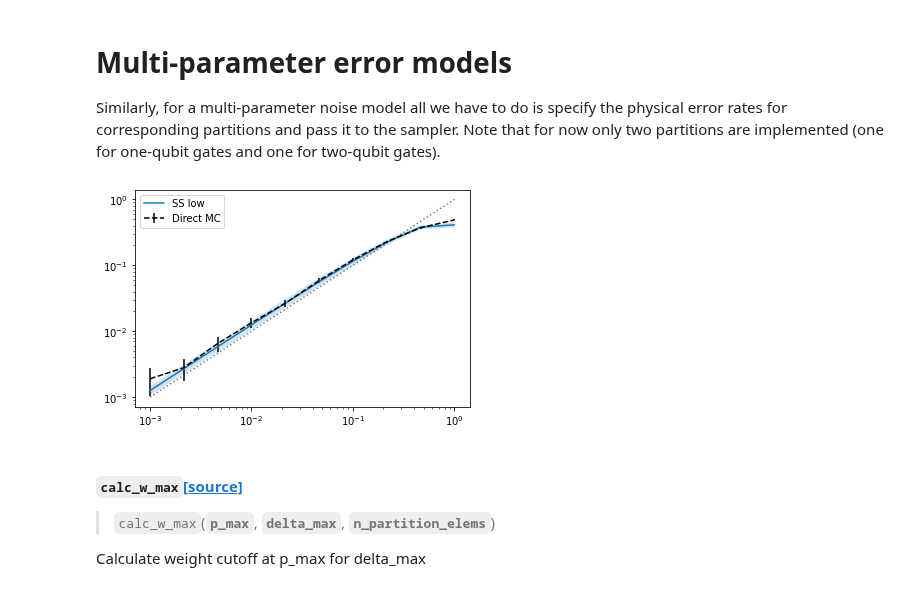
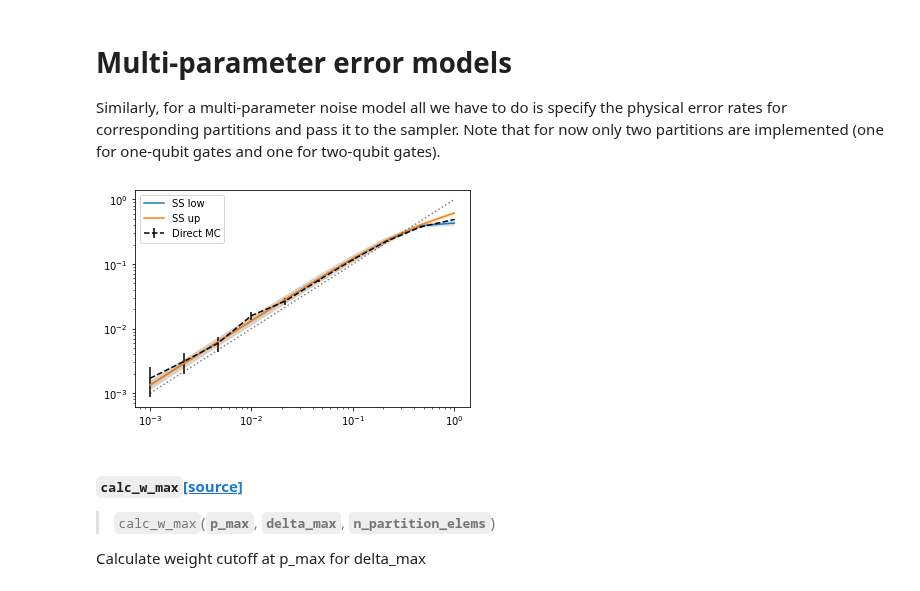
Before and after one commit to dpwinter/qsample, a Jupyter notebook: 05_samplers.ipynb, the cells around one changed output. Cells and saved outputs as stored; diff of their text form; code cells hidden in the pictures.

```diff
--- a/05_samplers.ipynb
+++ b/05_samplers.ipynb
@@ -193,17 +193,18 @@ class SubsetSampler(Sampler):
             p_L_low += prod_acc
 
         # p_L_up
-#         delta = 1
-#         for path in fail_paths:
-#             prod_acc = 1
-#             for i in range(1,len(path)-1):
-#                 node, _ = path[i]
-#                 succ_node = unpack_node(path[i])
-#                 circuit_hash = self.protocol.circuit_hash(node)
-#                 for w_idx in range(len(w_vecs[circuit_hash])):
-#                     prod
-
-#         p_L_up = p_L_low + delta
+        circuit_fail_paths = list(nx.all_simple_paths(self.protocol, 'START', 'EXIT'))
+        Aws_wo_excl, w_vecs_wo_excl = self.analytics(w_max, {})
+        p_L_up = 0
+        for path in circuit_fail_paths:
+            prod_acc = 1
+            for i in range(1,len(path)-1):
+                node, succ_node = path[i:i+2]
+                circuit_hash = self.protocol.circuit_hash(node)
+                pw = np.sum([Aws[circuit_hash][w] * pws[node][succ_node][w] for w in range(len(w_vecs[circuit_hash]))], axis=0)
+                deltas = 1 - np.sum([Aws_wo_excl[circuit_hash][w] for w in range(len(w_vecs_wo_excl[circuit_hash]))], axis=0)
+                prod_acc *= (pw + deltas)
+            p_L_up += prod_acc
 
         # v_L
         v_L = 0
@@ -224,7 +225,7 @@ class SubsetSampler(Sampler):
                 vws = var(pws[node1][succ_node1][weight1], visited_cnts[node1][weight1])
                 v_L += vws * Aws[circuit_hash1][weight1]**2 * prod_acc**2
 
-        return p_L_low, np.sqrt(v_L)
+        return p_L_up, p_L_low, np.sqrt(v_L)
 # %%
 p = np.logspace(-3,0,10)
 err_params = {'p': p}
@@ -260,30 +260,29 @@ Similarly, for a multi-parameter noise model all we have to do is specify the ph
 p1 = np.logspace(-3,0,10)
 p2 = 0.5 * p1
 err_params = {'p1': p1, 'p2': p2}
-w_params = {'w_max':[1,3], 'w_exclude': {(0,0),}}
 
 sam = SubsetSampler(ghz1, err_params)
-p_L_low, ss_std = sam.run(n_samples=1000, w_max=[1,3], w_exclude=[(0,0)])
+p_L_up, p_L_low, ss_std = sam.run(n_samples=1000, w_max=[1,3])#, w_exclude=[(0,0)])
 
-sam = Sampler(ghz1, err_params)
-p_L, std = sam.run(n_samples=10000)
+# sam = Sampler(ghz1, err_params)
+# p_L, std = sam.run(n_samples=10000)
 # %%
 #slow
 #hide_input
 
 plt.errorbar(p, p_L, fmt='--', c="black", yerr=std, label="Direct MC")
 
 plt.plot(p, p_L_low, label="SS low")
 plt.fill_between(p, p_L_low-ss_std, p_L_low+ss_std, alpha=0.2)
-# plt.plot(p, p_L_up, label="SS up")
-# plt.fill_between(p, p_L_up-ss_std, p_L_up+ss_std, alpha=0.2)
+plt.plot(p, p_L_up, label="SS up")
+plt.fill_between(p, p_L_up-ss_std, p_L_up+ss_std, alpha=0.2)
 
 plt.plot(p, p, 'k:', alpha=0.5)
 plt.xscale('log')
 plt.yscale('log')
 plt.legend();
 # %% [output]
-[figure, old version]
+[figure, new version]
 # %%
 show_doc(calc_w_max)
 # %% [output]
```
Also changed, not shown: parts of 2 cells of this notebook, 3 other files.
